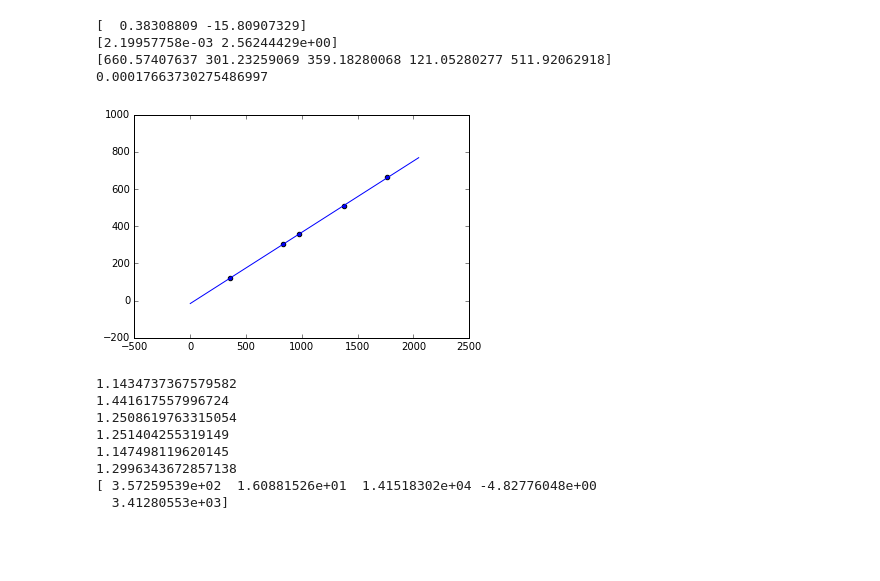
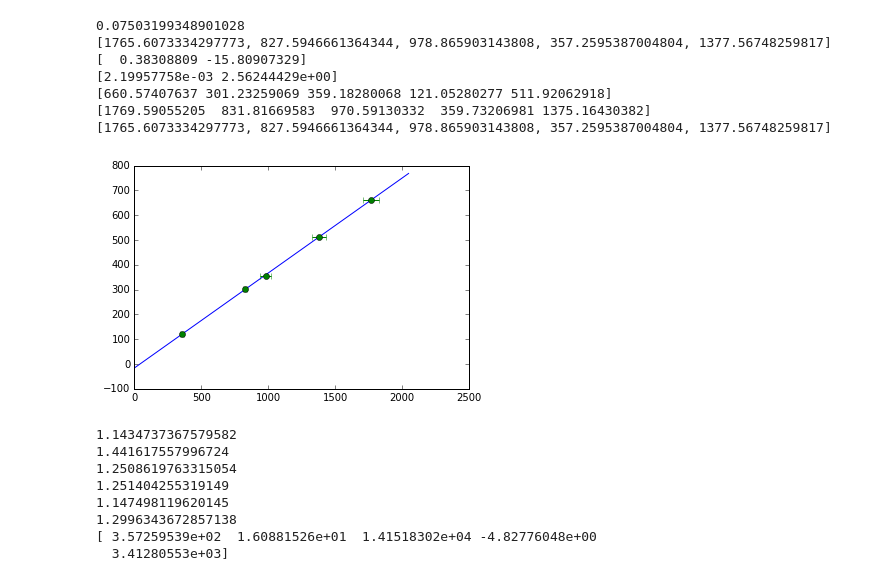
Before and after one commit to jmanlarkin/Compton, a Jupyter notebook: Scattering Fits.ipynb, the cells around one changed output. Cells and saved outputs as stored; diff of their text form; code cells hidden in the pictures; blank space fills up the shorter version.

```diff
--- a/Scattering Fits.ipynb
+++ b/Scattering Fits.ipynb
@@ -43,38 +43,52 @@ def Chi(fitparam, input_databox, interval, guess):
     fit = Gaussian(index, *fitparam)
     out = ((input_databox[guess-interval: guess+interval]-fit)**2/(input_databox[guess-interval: guess+interval])**2)
     return np.sum(out[out < 10**10])
 
 def ChiLinear(fitparam, x, y):
     fit = Linear(x, *fitparam)
     return np.sum((y-fit)**2/y**2)
 
+def invEnergy(E, A, B):
+    return (1/A)*(E-B)
+
+def ChiEnergy(fitparam, E, x, x_err):
+    fit = invEnergy(E, *fitparam)
+    return np.sum(((x-fit)**2)/x_err**2)
+
 Cs = Fit(Sum('Cs-137'), 200, 1762)
 Ba_1 = Fit(Sum('Ba-133'), 85, 980)
 Ba_2 = Fit(Sum('Ba-133'), 25, 830)
 Co = Fit(Sum('Co-57'), 45, 375)
 Na = Fit(Sum('Na-22'), 200, 1360)
 
 #yvalues = [662.1, 302.85, 122, 511.0]
 #xvalues = [Cs[0][0], Ba[0][0], Co[0][0], Na[0][0]]
 #errvalues = [Cs[0][1], Ba[0][1], Co[0][1], Na[0][1]]
 
 yvalues = [662.1, 302.85, 356.0129, 122, 511.0]
 xvalues = [Cs[0][0], Ba_2[0][0], Ba_1[0][0], Co[0][0], Na[0][0]]
-#errvalues = [Cs[0][1], Ba[0][1], Co[0][1], Na[0][1]]
+errvalues = [Cs[0][1], Ba_2[0][1], Ba_1[0][1], Co[0][1], Na[0][1]]
 
 linearFit_par, linearFit_cov = curve_fit(Linear, xvalues, yvalues)
 
+print(ChiEnergy(linearFit_par, np.asarray(yvalues), np.asarray(xvalues), np.asarray(errvalues))/2)
+print(xvalues)
+
 plt.plot(np.arange(0, 2048), Linear(np.arange(0, 2048), *linearFit_par))
-plt.scatter(xvalues, yvalues)
+plt.errorbar(xvalues, yvalues, fmt='o', xerr=errvalues)
 print(linearFit_par), print(np.sqrt(np.diag(linearFit_cov)))
 print(Linear(np.asarray(xvalues), *linearFit_par))
-print(ChiLinear(linearFit_par, np.asarray(xvalues), np.asarray(yvalues)))
+print(invEnergy(np.asarray(yvalues), *linearFit_par))
+print(xvalues)
 # %% [output]
+0.07503199348901028
+[1765.6073334297773, 827.5946661364344, 978.865903143808, 357.2595387004804, 1377.56748259817]
 [  0.38308809 -15.80907329]
 [2.19957758e-03 2.56244429e+00]
 [660.57407637 301.23259069 359.18280068 121.05280277 511.92062918]
-0.00017663730275486997
+[1769.59055205  831.81669583  970.59130332  359.73206981 1375.16430382]
+[1765.6073334297773, 827.5946661364344, 978.865903143808, 357.2595387004804, 1377.56748259817]
-[figure, old version]
+[figure, new version]
 # %%
 Cs_error = np.sqrt(Sum('Cs-137'))
 Ba_error = np.sqrt(Sum('Ba-133'))
```
Also changed, not shown: parts of 2 cells of this notebook.
